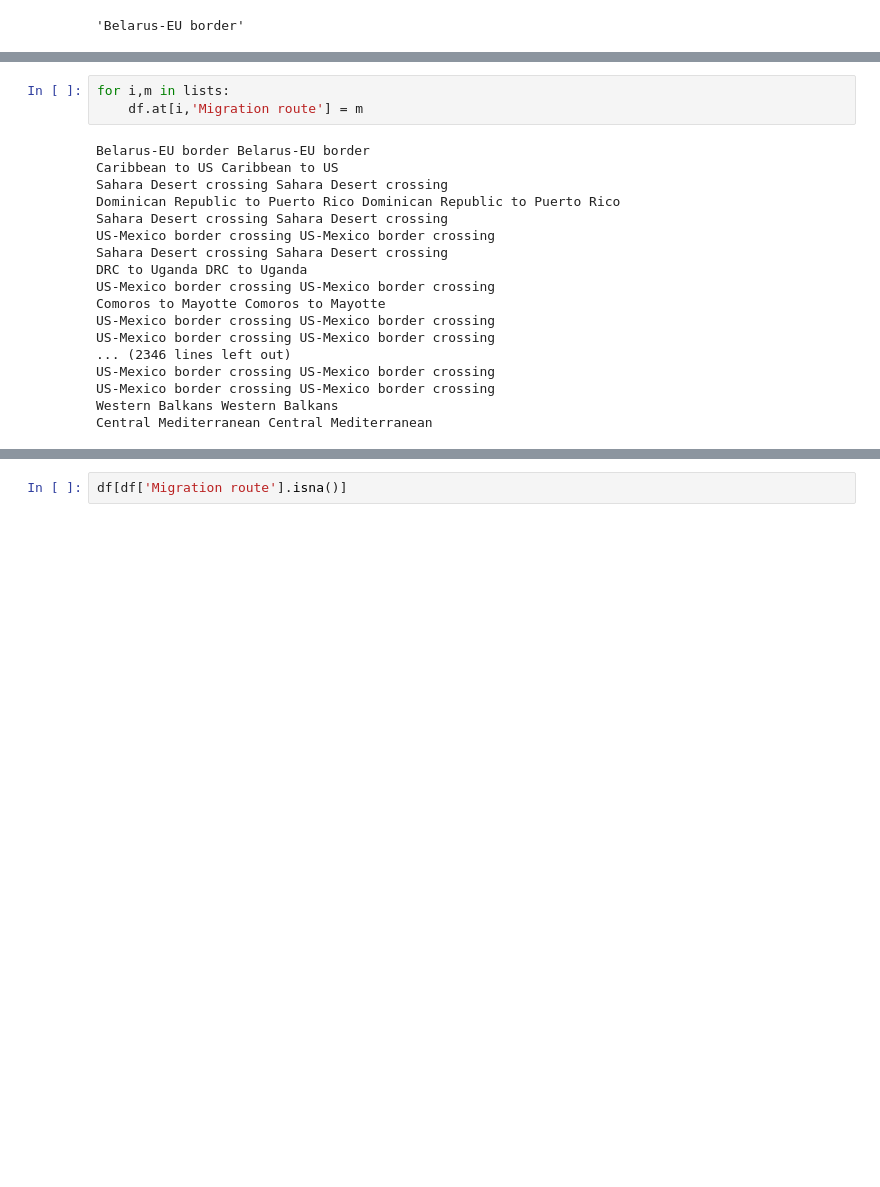
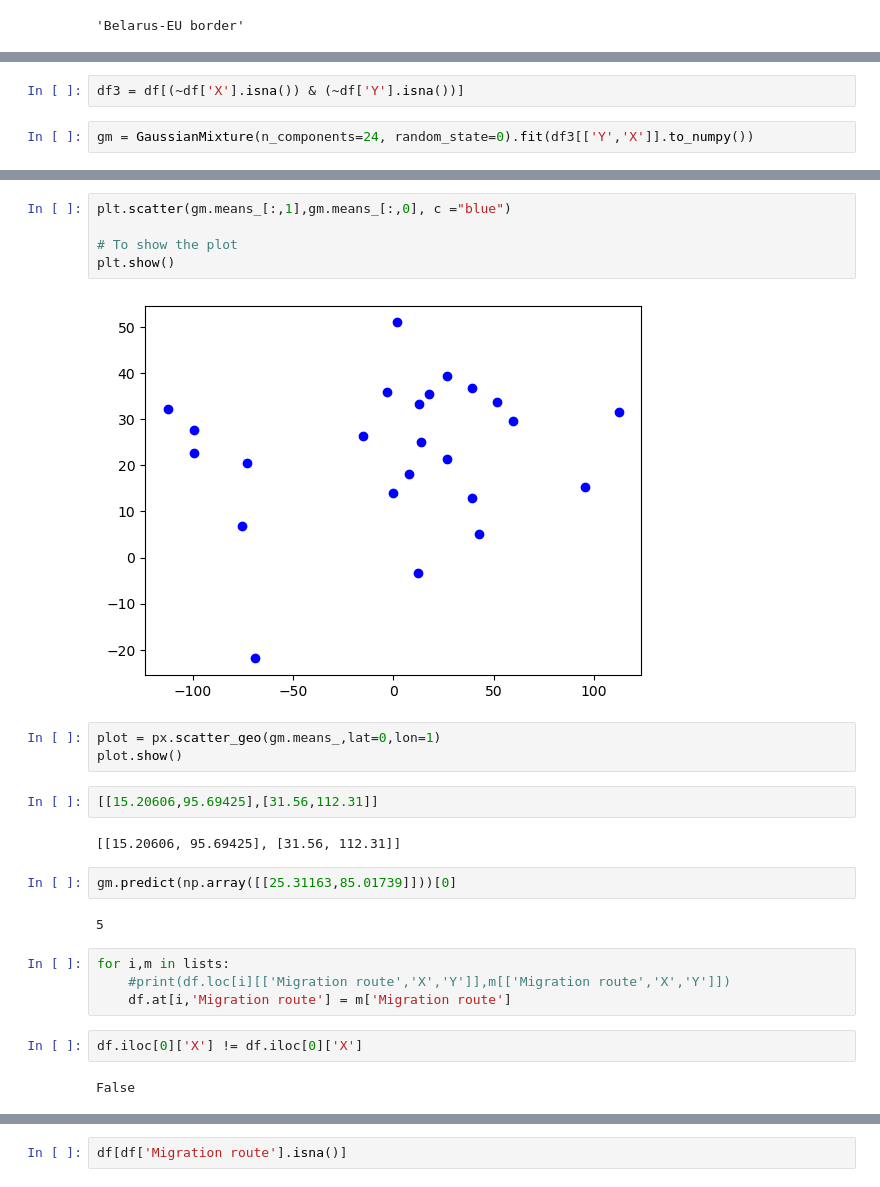
Before and after one commit to citlali-trigos-raczkowski/migrant-data-visualization, a Jupyter notebook: exploration/SebasExploration.ipynb, the cells around one changed output, grey strips where cells are left out. Saved outputs shown, nothing was run; the diff lists cells and outputs as text; blank space fills up the shorter version.

```diff
--- a/exploration/SebasExploration.ipynb
+++ b/exploration/SebasExploration.ipynb
@@ -241,0 +304,4 @@ df2.at[4,'Migration route']
+# %%
+df3 = df[(~df['X'].isna()) & (~df['Y'].isna())]
+# %%
+gm = GaussianMixture(n_components=24, random_state=0).fit(df3[['Y','X']].to_numpy())
@@ -242,21 +346,26 @@ df2.at[4,'Migration route']
+# %%
+plt.scatter(gm.means_[:,1],gm.means_[:,0], c ="blue")
+
+# To show the plot
+plt.show()
+# %% [output]
+[figure, added]
+# %%
+plot = px.scatter_geo(gm.means_,lat=0,lon=1)
+plot.show()
+# %%
+[[15.20606,95.69425],[31.56,112.31]]
+# %% [output]
+[[15.20606, 95.69425], [31.56, 112.31]]
+# %%
+gm.predict(np.array([[25.31163,85.01739]]))[0]
+# %% [output]
+5
 # %%
 for i,m in lists:
-    df.at[i,'Migration route'] = m
+    #print(df.loc[i][['Migration route','X','Y']],m[['Migration route','X','Y']])
+    df.at[i,'Migration route'] = m['Migration route']
-# %% [output]
-Belarus-EU border Belarus-EU border
-Caribbean to US Caribbean to US
-Sahara Desert crossing Sahara Desert crossing
-Dominican Republic to Puerto Rico Dominican Republic to Puerto Rico
-Sahara Desert crossing Sahara Desert crossing
-US-Mexico border crossing US-Mexico border crossing
-Sahara Desert crossing Sahara Desert crossing
-DRC to Uganda DRC to Uganda
-US-Mexico border crossing US-Mexico border crossing
-Comoros to Mayotte Comoros to Mayotte
-US-Mexico border crossing US-Mexico border crossing
-US-Mexico border crossing US-Mexico border crossing
-... (2346 lines left out)
-US-Mexico border crossing US-Mexico border crossing
-US-Mexico border crossing US-Mexico border crossing
-Western Balkans Western Balkans
-Central Mediterranean Central Mediterranean
+# %%
+df.iloc[0]['X'] != df.iloc[0]['X']
+# %% [output]
+False
```
Also changed, not shown: parts of 52 cells of this notebook, 1 other file.
